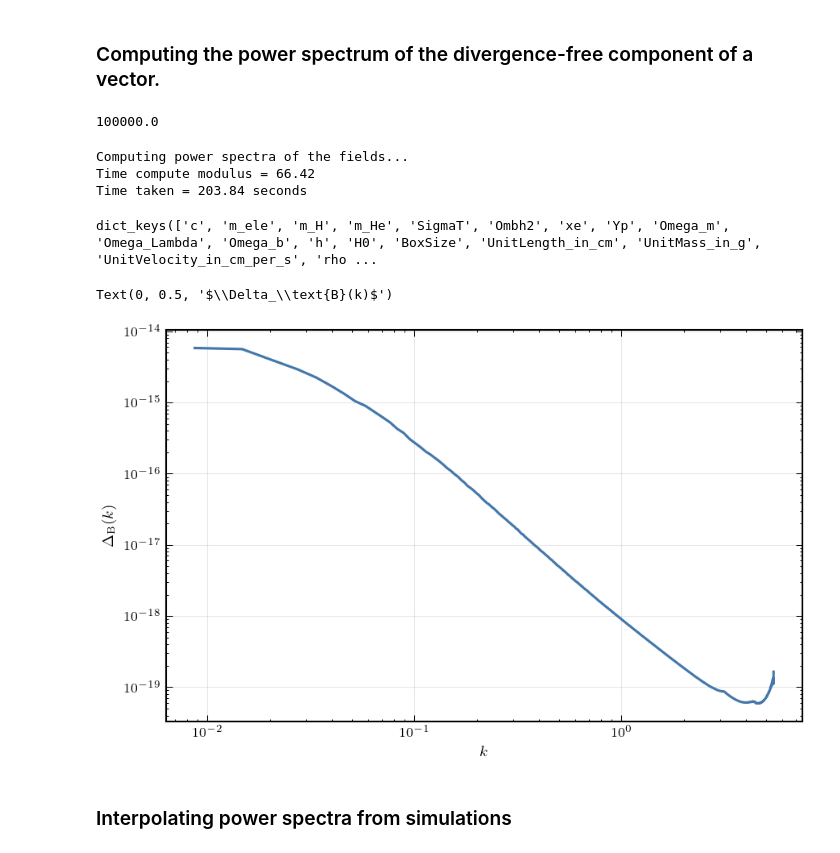
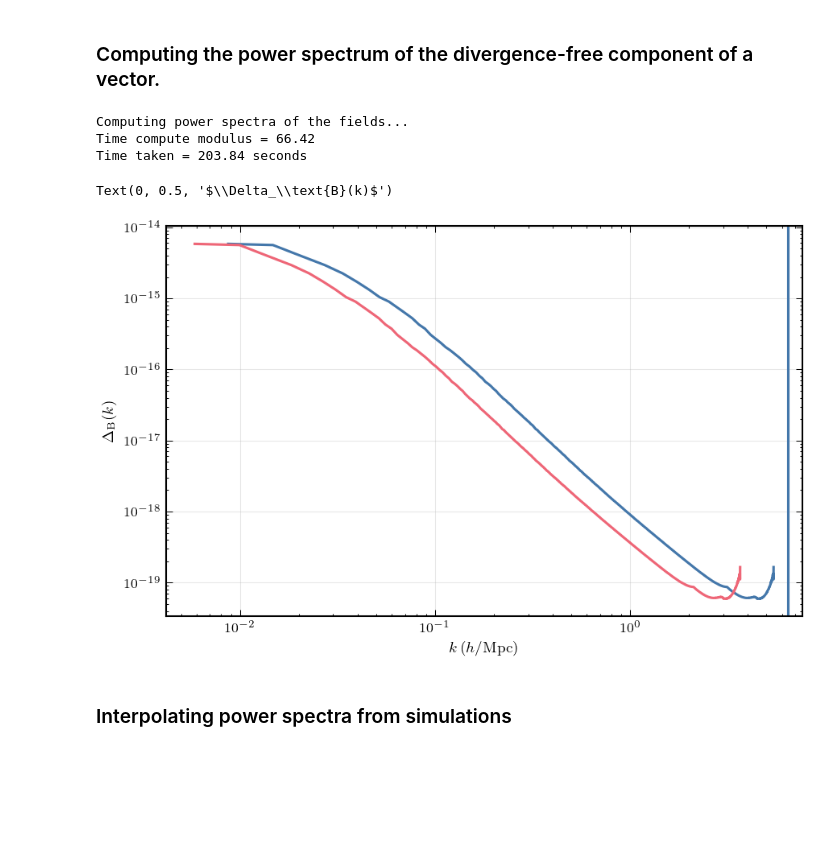
Before and after one commit to vPedreros/gravitomagnetic, a Jupyter notebook: gravitomagnetic.ipynb, the cells around one changed output. Saved outputs shown, nothing was run; the diff lists cells and outputs as text; code cells hidden in the pictures; blank space fills up the shorter version.

Commit message:
lot fixed, have to look Cells units for P_q ones

```diff
--- a/gravitomagnetic.ipynb
+++ b/gravitomagnetic.ipynb
@@ -468,9 +468,5 @@ ax.legend()
 # %% [markdown]
 ### Computing the power spectrum of the divergence-free component of a vector.
-# %%
-parameters_sim['UnitVelocity_in_cm_per_s']
-# %% [output]
-100000.0
 # %%
 # # Compute curl power spectrum using Pylians
 # k, Pk_curl, Nmodes = PKL.Pk_curl(qx_field, qy_field, qz_field, 1024, MAS='CIC', threads=1, cross_terms=False)
@@ -485,34 +481,38 @@ Time taken = 203.84 seconds
 # %%
 # Load power spectrum previously computed
 
-kh_q = np.load('outputs/k_curl.npy')
+kh_omega = np.load('outputs/k_curl.npy')
 Pkh_omega = np.load('outputs/Pk_curl.npy')
 Nmodes_omega = np.load('outputs/Nmodes_curl.npy')
 
-k_q = kh_q*h                # convert to 1/Mpc
-Pk_omega = Pkh_omega/h**3   # convert to (Mpc)^3
+mask = (kh_omega<parameters_sim['khN']) & (kh_omega>parameters_sim['khF'])
+
+k_omega = kh_omega[mask]*h        # convert to 1/Mpc
+Pk_omega = Pkh_omega[mask]/h**3   # convert to (Mpc)^3
-# %%
-parameters_sim.keys()
-# %% [output]
-dict_keys(['c', 'm_ele', 'm_H', 'm_He', 'SigmaT', 'Ombh2', 'xe', 'Yp', 'Omega_m', 'Omega_Lambda', 'Omega_b', 'h', 'H0', 'BoxSize', 'UnitLength_in_cm', 'UnitMass_in_g', 'UnitVelocity_in_cm_per_s', 'rho ...
 # %%
 z=3
 factor = 6*parameters_sim['H0']**2*parameters_sim['Omega_m']*(1+z)
-Pk_B = Pkh_omega*factor**2
+
+Pkh_B = Pkh_omega*factor**2 / kh_omega**6
+Pk_B = Pkh_B/h**3
+# %%
+Deltah_B = Pkh_B * kh_omega**3 / (2*np.pi**2) / (parameters_sim['c']**6)
+Delta_B = Pk_B * k_omega**3 / (2*np.pi**2) / (parameters_sim['c']**6)
 # %%
 fig, ax = plt.subplots()
 
-ax.loglog(kh_q, Pk_B/(kh_q**3)/(2*np.pi**2)/(parameters_sim['c']**6))
-# ax.loglog(k_q, P_B/(k_q**3)/(2*np.pi**2)/(parameters_sim['c']**6))
+ax.loglog(kh_omega, Deltah_B)
+ax.axvline(parameters_sim['khN'])
+# ax.loglog(k_omega, Pk_B/(k_omega**3)/(2*np.pi**2)/(parameters_sim['c']**6))
 # ax.loglog(k_q, P_B/(kh_q**3)/(2*np.pi**2)/(parameters_sim['c']**6))
 
-ax.set_xlabel('$k$')
+ax.set_xlabel(r'$k \,(h/\text{Mpc})$')
 ax.set_ylabel(r'$\Delta_\text{B}(k)$')
 # ax.set_xlim([2e-2, 2])
 # ax.set_ylim([1e10,5e11])
 # %% [output]
 Text(0, 0.5, '$\\Delta_\\text{B}(k)$')
-[figure, old version]
+[figure, new version]
 # %% [markdown]
 ### Interpolating power spectra from simulations
 # %%
```
Also changed, not shown: parts of 11 cells of this notebook, 1 other file.
